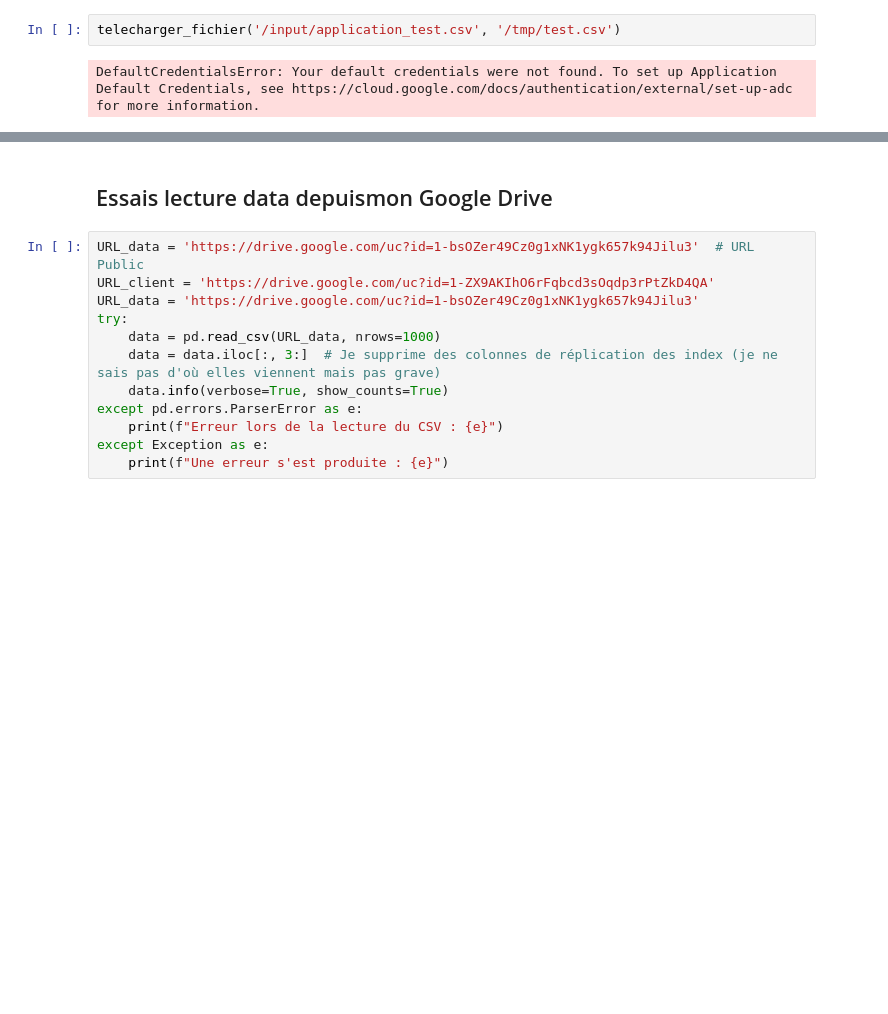
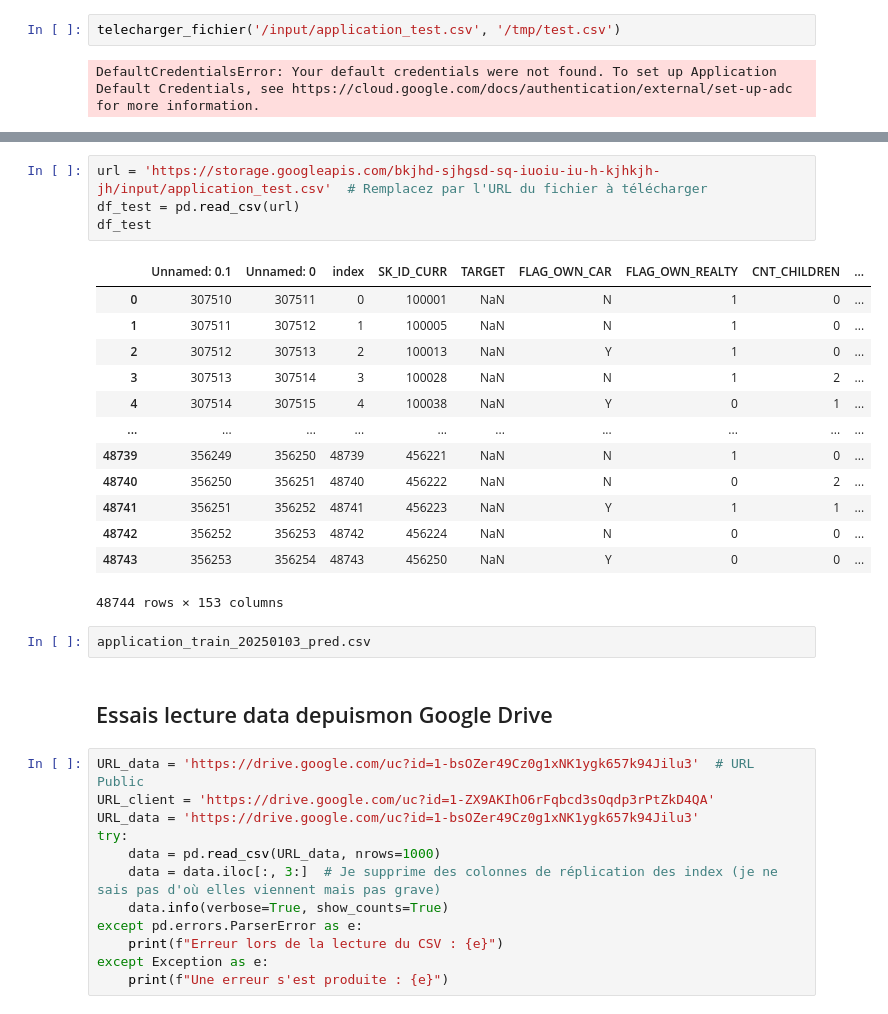
Before and after one commit to gbujo/OpenClassroom-PJ_7, a Jupyter notebook: sources/dashboard/Prepa_dashboard.ipynb, the cells around one changed output, grey strips where cells are left out. Drawn from its saved outputs; the diff is of its cells as text; blank space fills up the shorter version.

```diff
--- a/sources/dashboard/Prepa_dashboard.ipynb
+++ b/sources/dashboard/Prepa_dashboard.ipynb
@@ -118,3 +129,23 @@ DefaultCredentialsError: Your default credentials were not found. To set up Appl
+# %%
+url = 'https://storage.googleapis.com/bkjhd-sjhgsd-sq-iuoiu-iu-h-kjhkjh-jh/input/application_test.csv'  # Remplacez par l'URL du fichier à télécharger
+df_test = pd.read_csv(url)
+df_test
+# %% [output]
+|  | Unnamed: 0.1 | Unnamed: 0 | index | SK_ID_CURR | TARGET | FLAG_OWN_CAR | FLAG_OWN_REALTY | CNT_CHILDREN | ... |
+| 0 | 307510 | 307511 | 0 | 100001 | NaN | N | 1 | 0 | ... |
+| 1 | 307511 | 307512 | 1 | 100005 | NaN | N | 1 | 0 | ... |
+| 2 | 307512 | 307513 | 2 | 100013 | NaN | Y | 1 | 0 | ... |
+| 3 | 307513 | 307514 | 3 | 100028 | NaN | N | 1 | 2 | ... |
+| 4 | 307514 | 307515 | 4 | 100038 | NaN | Y | 0 | 1 | ... |
+| ... | ... | ... | ... | ... | ... | ... | ... | ... | ... |
+| 48739 | 356249 | 356250 | 48739 | 456221 | NaN | N | 1 | 0 | ... |
+| 48740 | 356250 | 356251 | 48740 | 456222 | NaN | N | 0 | 2 | ... |
+| 48741 | 356251 | 356252 | 48741 | 456223 | NaN | Y | 1 | 1 | ... |
+| 48742 | 356252 | 356253 | 48742 | 456224 | NaN | N | 0 | 0 | ... |
+| 48743 | 356253 | 356254 | 48743 | 456250 | NaN | Y | 0 | 0 | ... |
+48744 rows × 153 columns
+# %%
+application_train_20250103_pred.csv
 # %% [markdown]
 ## Essais lecture data depuismon Google Drive
 # %%
```
Also changed, not shown: parts of 4 cells of this notebook, 7 other files.
